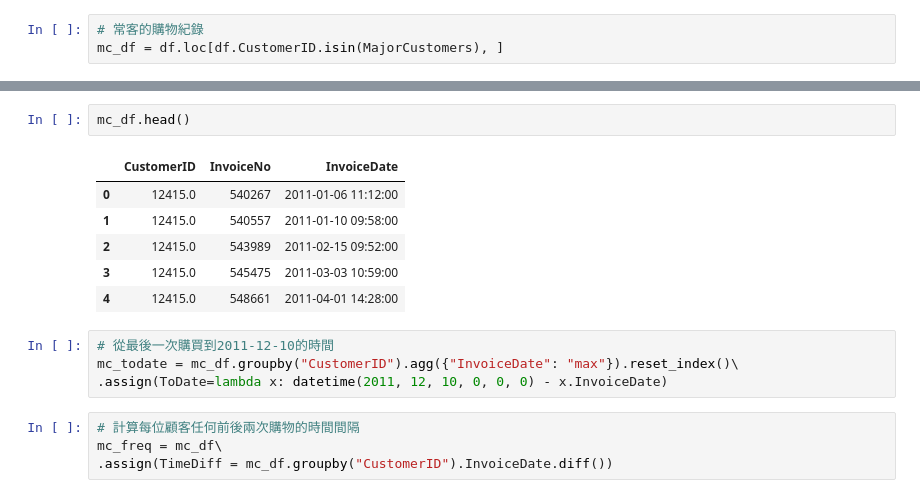
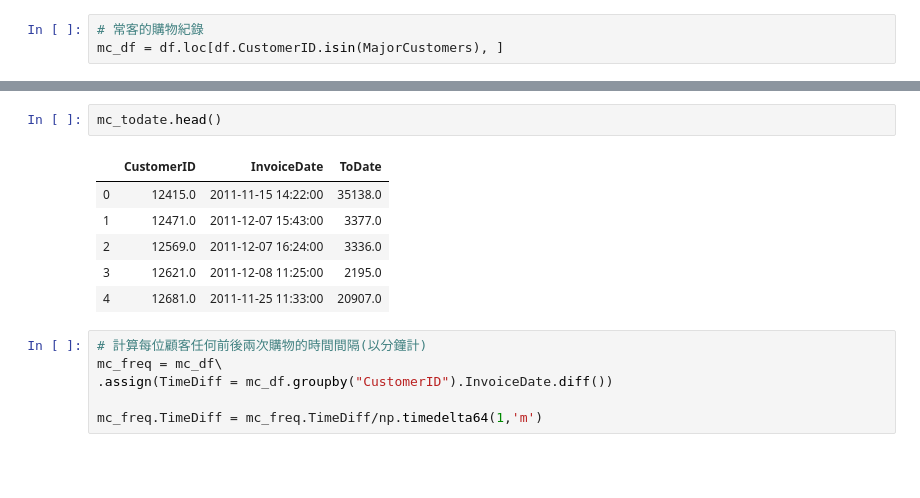
Before and after one commit to sungchien/ecommerce, a Jupyter notebook: 12-customer-churn-detection.ipynb, the cells around one changed output, grey strips where cells are left out. Saved outputs shown, nothing was run; the diff lists cells and outputs as text; blank space fills up the shorter version.

```diff
--- a/12-customer-churn-detection.ipynb
+++ b/12-customer-churn-detection.ipynb
@@ -79,20 +88,18 @@ mc_df = mc_df.sort_values(["CustomerID", "InvoiceDate"], ascending=True)
 # %%
-mc_df.head()
+mc_todate.head()
 # %% [output]
-|  | CustomerID | InvoiceNo | InvoiceDate |
-| 0 | 12415.0 | 540267 | 2011-01-06 11:12:00 |
-| 1 | 12415.0 | 540557 | 2011-01-10 09:58:00 |
-| 2 | 12415.0 | 543989 | 2011-02-15 09:52:00 |
-| 3 | 12415.0 | 545475 | 2011-03-03 10:59:00 |
-| 4 | 12415.0 | 548661 | 2011-04-01 14:28:00 |
+|  | CustomerID | InvoiceDate | ToDate |
+| 0 | 12415.0 | 2011-11-15 14:22:00 | 35138.0 |
+| 1 | 12471.0 | 2011-12-07 15:43:00 | 3377.0 |
+| 2 | 12569.0 | 2011-12-07 16:24:00 | 3336.0 |
+| 3 | 12621.0 | 2011-12-08 11:25:00 | 2195.0 |
+| 4 | 12681.0 | 2011-11-25 11:33:00 | 20907.0 |
-# %%
-# 從最後一次購買到2011-12-10的時間
-mc_todate = mc_df.groupby("CustomerID").agg({"InvoiceDate": "max"}).reset_index()\
-.assign(ToDate=lambda x: datetime(2011, 12, 10, 0, 0, 0) - x.InvoiceDate)
 # %%
-# 計算每位顧客任何前後兩次購物的時間間隔
+# 計算每位顧客任何前後兩次購物的時間間隔(以分鐘計)
 mc_freq = mc_df\
 .assign(TimeDiff = mc_df.groupby("CustomerID").InvoiceDate.diff())
+
+mc_freq.TimeDiff = mc_freq.TimeDiff/np.timedelta64(1,'m')
 # %%
 mc_freq.head(50)
 # %% [output]
```
Also changed, not shown: parts of 16 cells of this notebook.
